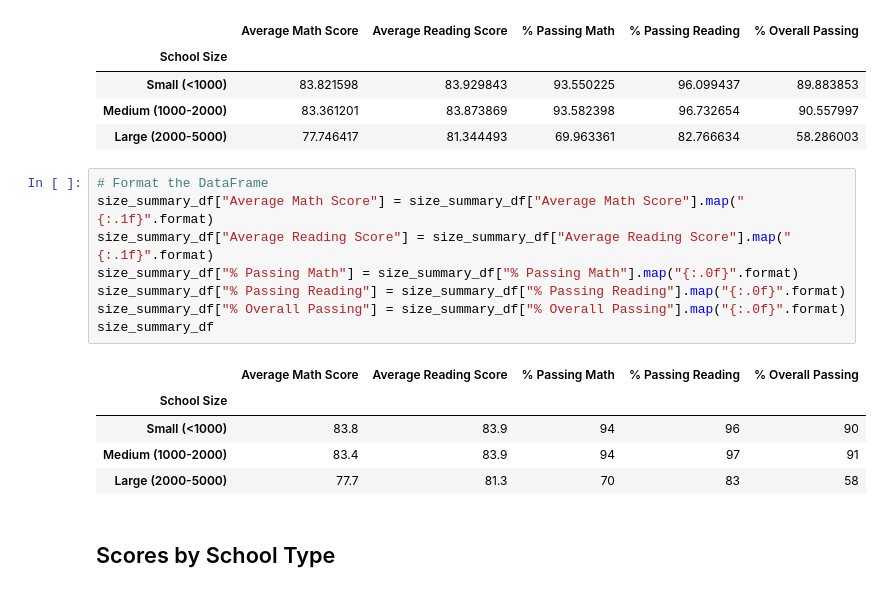
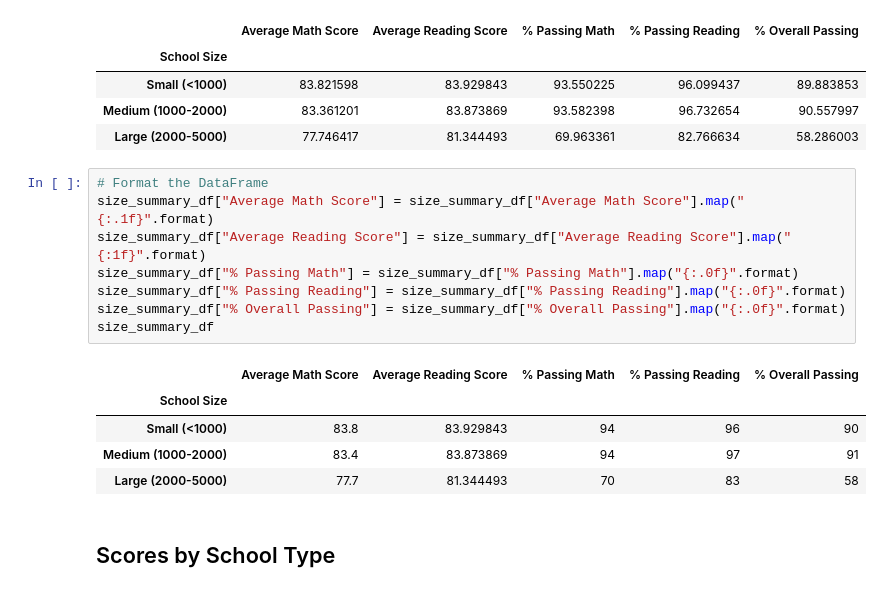
Before and after one commit to lkachury/School_District_Analysis, a Jupyter notebook: PyCitySchools_Challenge.ipynb, the cells around one changed output. Cells and saved outputs as stored; diff of their text form.

```diff
--- a/PyCitySchools_Challenge.ipynb
+++ b/PyCitySchools_Challenge.ipynb
@@ -599,17 +653,17 @@ size_summary_df
 # %%
 # Format the DataFrame
 size_summary_df["Average Math Score"] = size_summary_df["Average Math Score"].map("{:.1f}".format)
-size_summary_df["Average Reading Score"] = size_summary_df["Average Reading Score"].map("{:.1f}".format)
+size_summary_df["Average Reading Score"] = size_summary_df["Average Reading Score"].map("{:1f}".format)
 size_summary_df["% Passing Math"] = size_summary_df["% Passing Math"].map("{:.0f}".format)
 size_summary_df["% Passing Reading"] = size_summary_df["% Passing Reading"].map("{:.0f}".format)
 size_summary_df["% Overall Passing"] = size_summary_df["% Overall Passing"].map("{:.0f}".format)
 size_summary_df
 # %% [output]
 |  | Average Math Score | Average Reading Score | % Passing Math | % Passing Reading | % Overall Passing |
 | School Size |  |  |  |  |  |
-| Small (<1000) | 83.8 | 83.9 | 94 | 96 | 90 |
-| Medium (1000-2000) | 83.4 | 83.9 | 94 | 97 | 91 |
-| Large (2000-5000) | 77.7 | 81.3 | 70 | 83 | 58 |
+| Small (<1000) | 83.8 | 83.929843 | 94 | 96 | 90 |
+| Medium (1000-2000) | 83.4 | 83.873869 | 94 | 97 | 91 |
+| Large (2000-5000) | 77.7 | 81.344493 | 70 | 83 | 58 |
 # %% [markdown]
 ## Scores by School Type
 # %%
```
Also changed, not shown: parts of 24 cells of this notebook.
